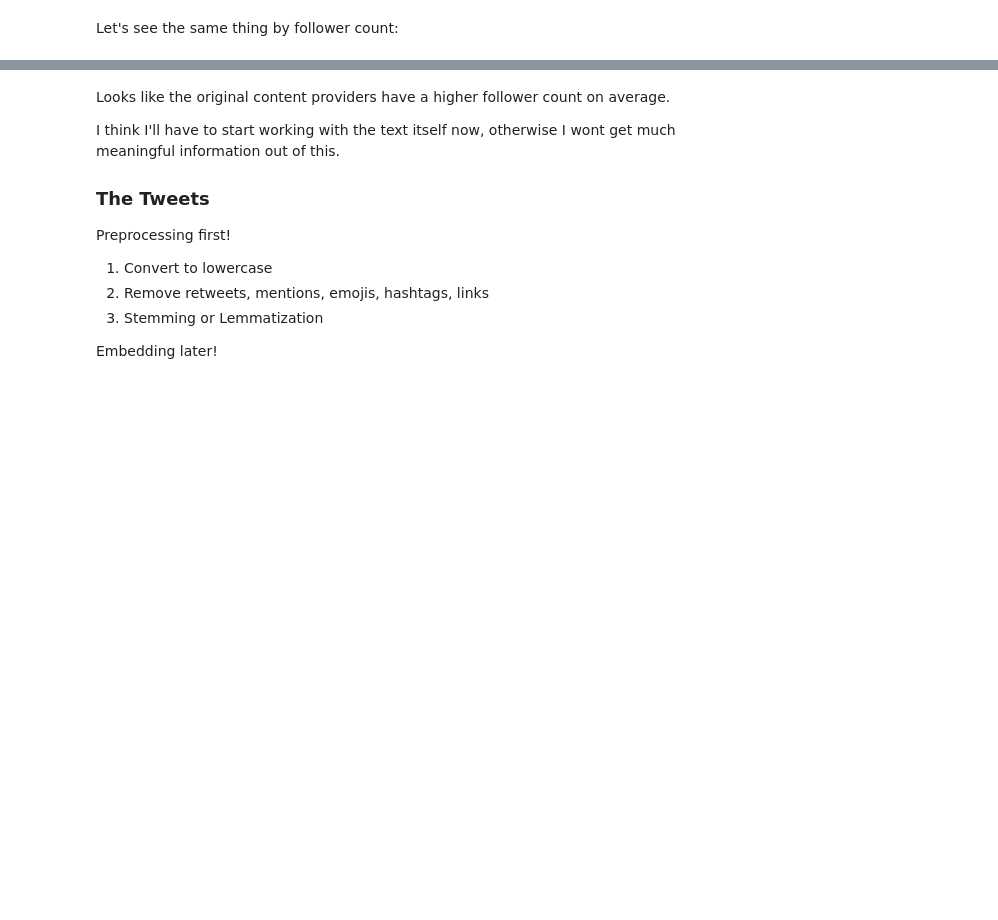
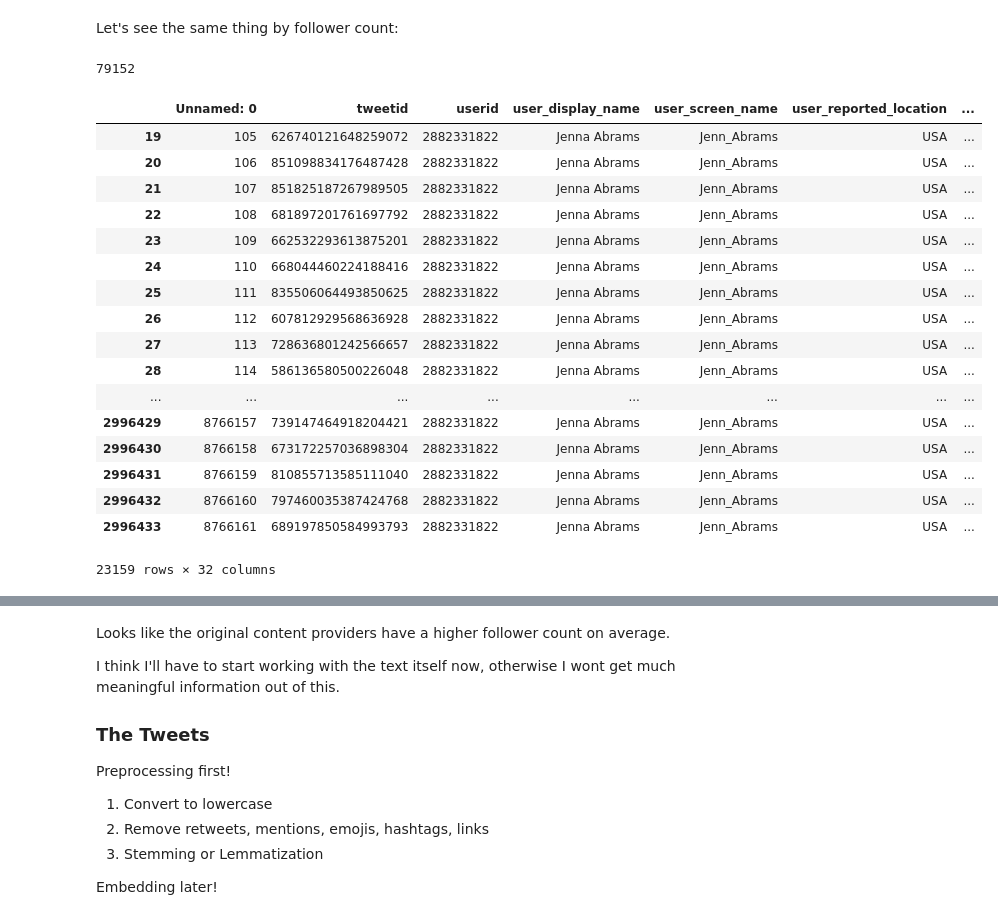
Before and after one commit to jrdmose/BGSE_Text_Mining, a Jupyter notebook: scripts/tweets_in_depth.ipynb, the cells around one changed output, grey strips where cells are left out. Cells and saved outputs as stored; diff of their text form; code cells hidden in the pictures; blank space fills up the shorter version.

```diff
--- a/scripts/tweets_in_depth.ipynb
+++ b/scripts/tweets_in_depth.ipynb
@@ -371,5 +353,30 @@ Text(0, 0.5, 'Log of Total Nr. of Tweets')
 # %% [markdown]
 Let's see the same thing by follower count:
+# %%
+tweet_data.follower_count.max()
+# %% [output]
+79152
+# %%
+tweet_data[tweet_data.follower_count==79152]
+# %% [output]
+|  | Unnamed: 0 | tweetid | userid | user_display_name | user_screen_name | user_reported_location | ... |
+| 19 | 105 | 626740121648259072 | 2882331822 | Jenna Abrams | Jenn_Abrams | USA | ... |
+| 20 | 106 | 851098834176487428 | 2882331822 | Jenna Abrams | Jenn_Abrams | USA | ... |
+| 21 | 107 | 851825187267989505 | 2882331822 | Jenna Abrams | Jenn_Abrams | USA | ... |
+| 22 | 108 | 681897201761697792 | 2882331822 | Jenna Abrams | Jenn_Abrams | USA | ... |
+| 23 | 109 | 662532293613875201 | 2882331822 | Jenna Abrams | Jenn_Abrams | USA | ... |
+| 24 | 110 | 668044460224188416 | 2882331822 | Jenna Abrams | Jenn_Abrams | USA | ... |
+| 25 | 111 | 835506064493850625 | 2882331822 | Jenna Abrams | Jenn_Abrams | USA | ... |
+| 26 | 112 | 607812929568636928 | 2882331822 | Jenna Abrams | Jenn_Abrams | USA | ... |
+| 27 | 113 | 728636801242566657 | 2882331822 | Jenna Abrams | Jenn_Abrams | USA | ... |
+| 28 | 114 | 586136580500226048 | 2882331822 | Jenna Abrams | Jenn_Abrams | USA | ... |
+| ... | ... | ... | ... | ... | ... | ... | ... |
+| 2996429 | 8766157 | 739147464918204421 | 2882331822 | Jenna Abrams | Jenn_Abrams | USA | ... |
+| 2996430 | 8766158 | 673172257036898304 | 2882331822 | Jenna Abrams | Jenn_Abrams | USA | ... |
+| 2996431 | 8766159 | 810855713585111040 | 2882331822 | Jenna Abrams | Jenn_Abrams | USA | ... |
+| 2996432 | 8766160 | 797460035387424768 | 2882331822 | Jenna Abrams | Jenn_Abrams | USA | ... |
+| 2996433 | 8766161 | 689197850584993793 | 2882331822 | Jenna Abrams | Jenn_Abrams | USA | ... |
+23159 rows × 32 columns
 # %%
 h = sns.scatterplot(y = tweet_data.groupby("userid").mean()["follower_count"], x= retweet_percentage.values)
 h.set_xlabel("Percentage of Retweets",fontsize = 15)
```
Also changed, not shown: parts of 13 cells of this notebook.
